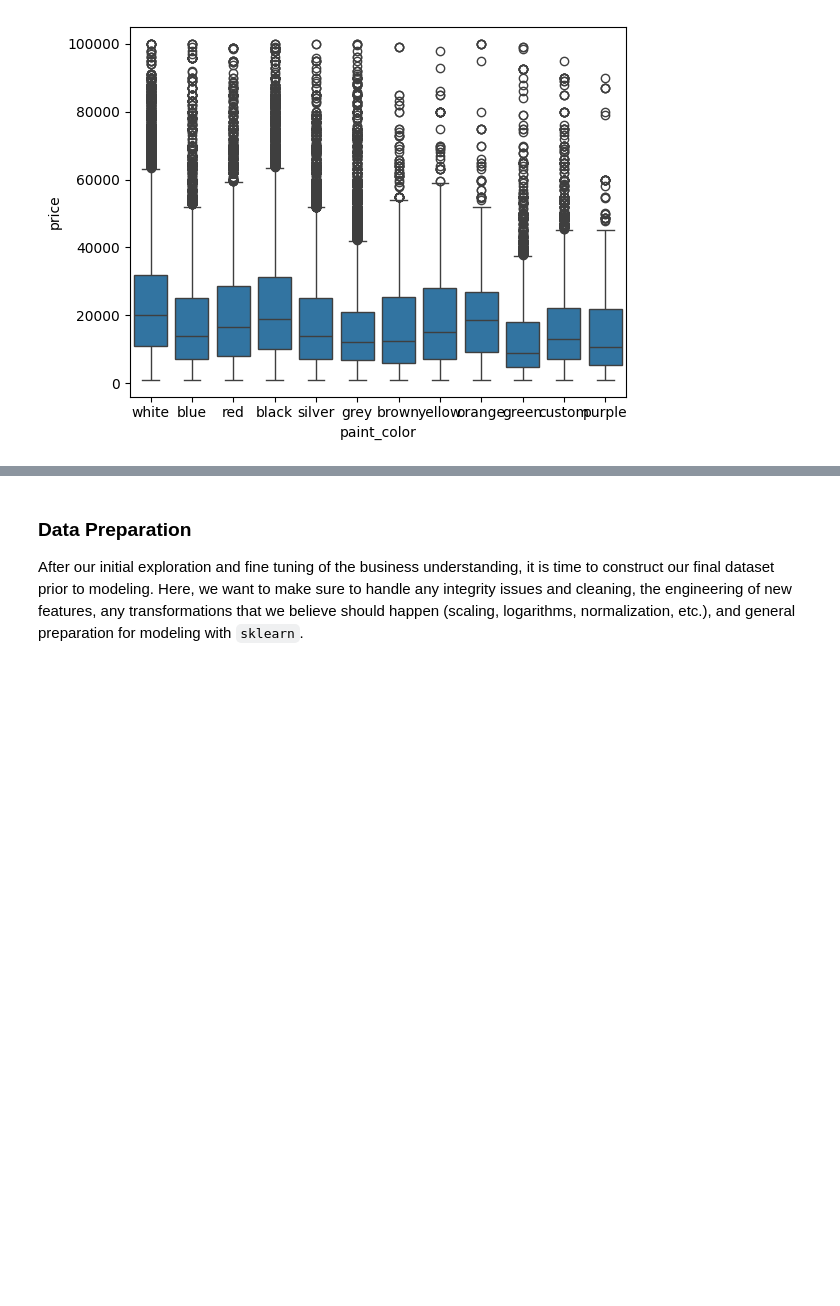
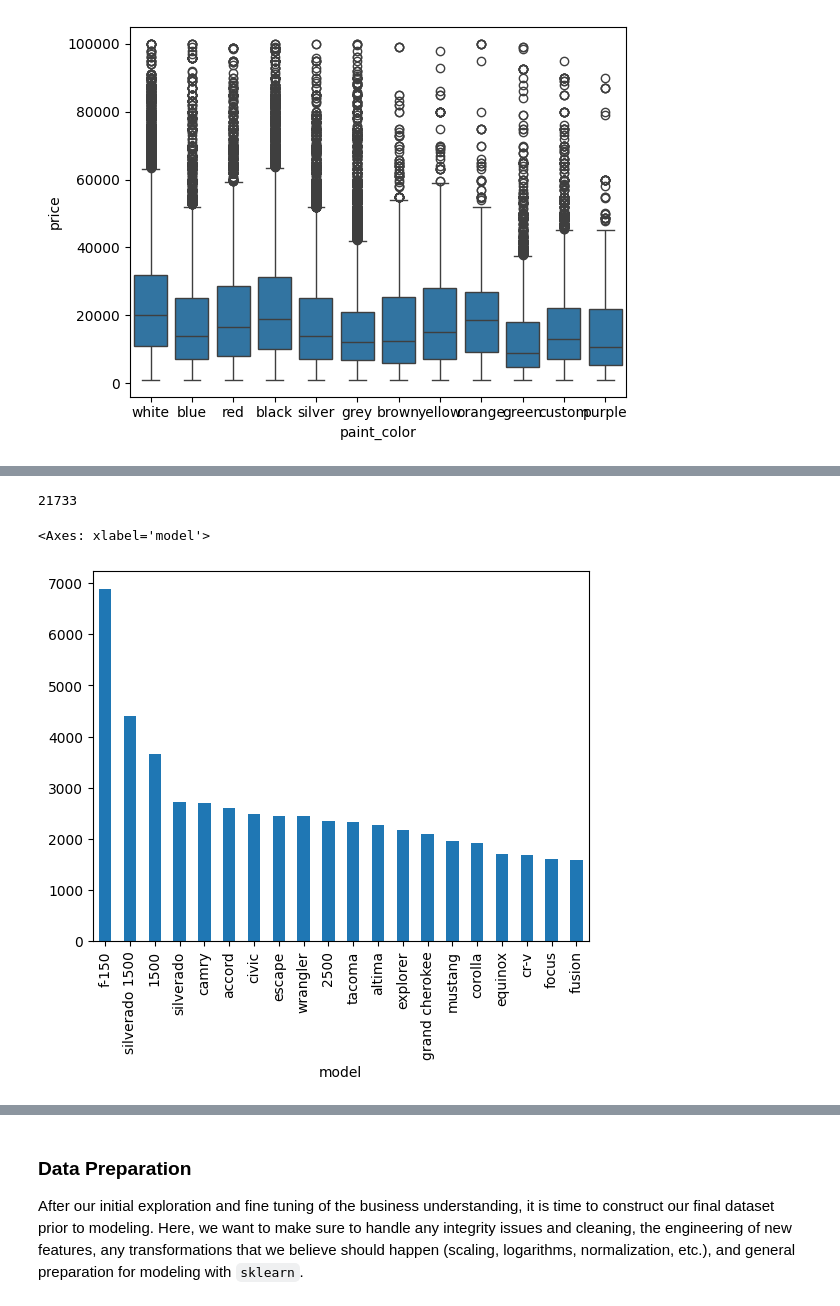
Before and after one commit to Raesu/pcmlai, a Jupyter notebook: Module 11/prompt_II.ipynb, the cells around one changed output, grey strips where cells are left out. Cells and saved outputs as stored; diff of their text form; code cells hidden in the pictures; blank space fills up the shorter version.

```diff
--- a/Module 11/prompt_II.ipynb
+++ b/Module 11/prompt_II.ipynb
@@ -284,0 +330,9 @@ sns.boxplot(df, x='size', y='price')
+# %%
+# 21k values in the model column, I don't think I want 21k dummy variables
+# in the feature set
+display(df.value_counts('model', dropna=False).shape[0])
+df.value_counts('model').head(20).plot(kind='bar')
+# %% [output]
+21733
+<Axes: xlabel='model'>
+[figure, added]
```
Also changed, not shown: parts of 33 cells of this notebook.
